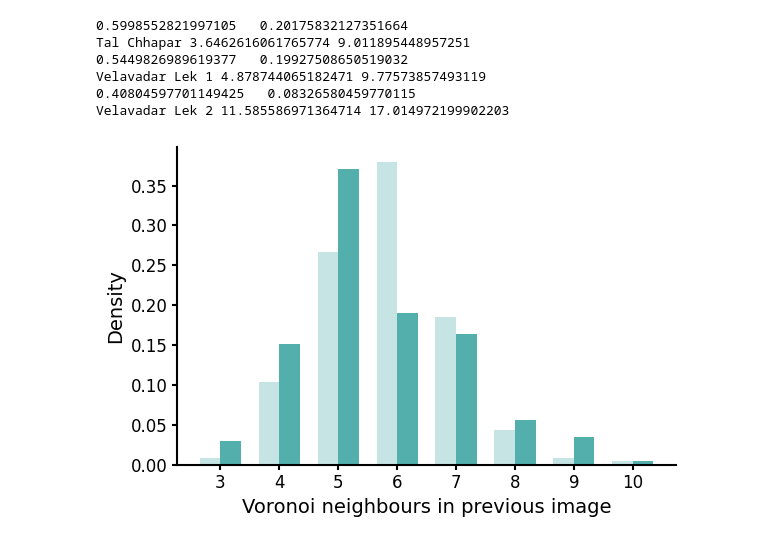
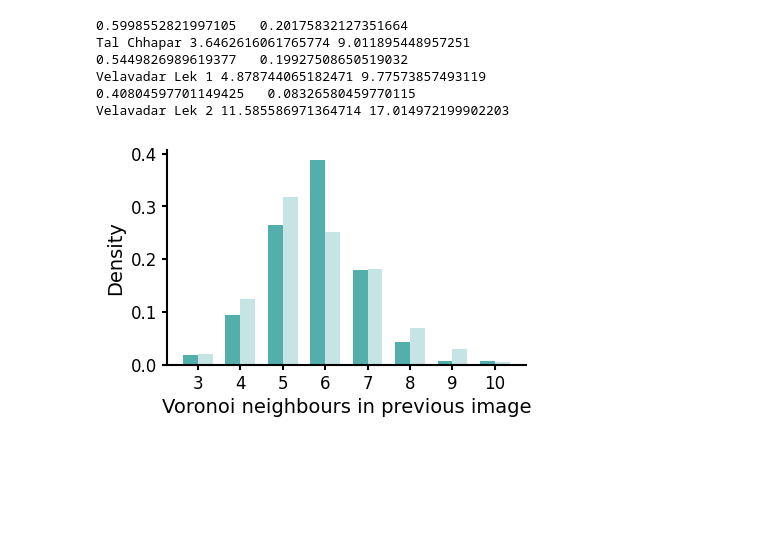
Before and after one commit to vivekhsridhar/territory_geometry, a Jupyter notebook: plot_crossyear_nnd.ipynb, the cells around one changed output. Saved outputs shown, nothing was run; the diff lists cells and outputs as text; code cells hidden in the pictures; blank space fills up the shorter version.

Commit message:
modified voronoi neighbours analysis

```diff
--- a/plot_crossyear_nnd.ipynb
+++ b/plot_crossyear_nnd.ipynb
@@ -100,31 +90,43 @@ bins = np.arange(neighbour_min - 0.5, neighbour_max + 1.5, 1)
-# %%
-fig,ax = plt.subplots(figsize=(6,4))
-
-## Three adjacent bars at each neighbour count
-bar_width = 0.35
-offsets = np.array([-0.5, 0, 0.5]) * bar_width
-alphas = [0.3, 0.5, 0.9]
-
-## Restrict structure computation to Site2
-data_lek = pointwise.loc[pointwise['lek_id'] == 'Velavadar Lek 2']
-
-for q,offset,alpha in zip(group_labels,offsets,alphas):
-    if q != 'T2':
-        vals = data_lek.loc[data_lek['nnd_group'] == q, 'n_voronoi_neighbours_prev'].dropna().to_numpy()
-        hist, _ = np.histogram(vals, bins=bins, density=True)
-        ax.bar(neighbour_vals + offset, hist, width=bar_width, color=fill_cols['Velavadar Lek 2'], alpha=alpha, label=q)
-
-ax.spines['top'].set_visible(False)
-ax.spines['right'].set_visible(False)
-ax.spines['left'].set_linewidth(1.5)
-ax.spines['bottom'].set_linewidth(1.5)
-ax.tick_params(axis='both', which='major', labelsize=12, width=1.5)
-
-ax.set_xlabel('Voronoi neighbours in previous image', fontsize=14)
-ax.set_ylabel('Density', fontsize=14)
-ax.set_xticks(neighbour_vals)
-
-plt.tight_layout()
-plt.savefig(out_dir/'voronoi_neighbours_by_cinnd.png', dpi=300, bbox_inches='tight')
-# %% [output]
-[figure, removed]
+# %%
+reuse_thresh = 5.5
+
+# Classify observed points as being reused or not
+pointwise['reuse_class'] = np.where(pointwise['nnd_to_prev'] < reuse_thresh, '< 5.5 m', '≥ 5.5 m')
+
+# Common neighbour-count bins
+neighbour_min = int(pointwise['n_voronoi_neighbours_prev'].min())
+neighbour_max = int(pointwise['n_voronoi_neighbours_prev'].max())
+neighbour_vals = np.arange(neighbour_min, neighbour_max + 1)
+bins = np.arange(neighbour_min - 0.5, neighbour_max + 1.5, 1)
+
+classes = ['< 5.5 m', '≥ 5.5 m']
+# %%
+fig,ax = plt.subplots(figsize=(4.5,3))
+
+## Two adjacent bars at each neighbour count
+bar_width = 0.35
+offsets = [-bar_width/2, bar_width/2]
+alphas = [0.9, 0.3]
+
+## Restrict structure computation to Site2
+data_lek = pointwise.loc[pointwise['lek_id'] == 'Velavadar Lek 2']
+
+for cls,offset,alpha in zip(classes, offsets, alphas):
+    vals = data_lek.loc[data_lek['reuse_class'] == cls, 'n_voronoi_neighbours_prev'].dropna().to_numpy()
+    hist, _ = np.histogram(vals, bins=bins, density=True)
+    ax.bar(neighbour_vals + offset, hist, width=bar_width, color=fill_cols[lek], alpha=alpha, label=cls)
+
+ax.spines['top'].set_visible(False)
+ax.spines['right'].set_visible(False)
+ax.spines['left'].set_linewidth(1.5)
+ax.spines['bottom'].set_linewidth(1.5)
+ax.tick_params(axis='both', which='major', labelsize=12, width=1.5)
+
+ax.set_xlabel('Voronoi neighbours in previous image', fontsize=14)
+ax.set_ylabel('Density', fontsize=14)
+ax.set_xticks(neighbour_vals)
+
+plt.tight_layout()
+plt.savefig(out_dir/'voronoi_neighbours_by_cinnd.png', dpi=300, bbox_inches='tight')
+# %% [output]
+[figure, added]
```
Also changed, not shown: parts of 2 cells of this notebook, 4 other files.
